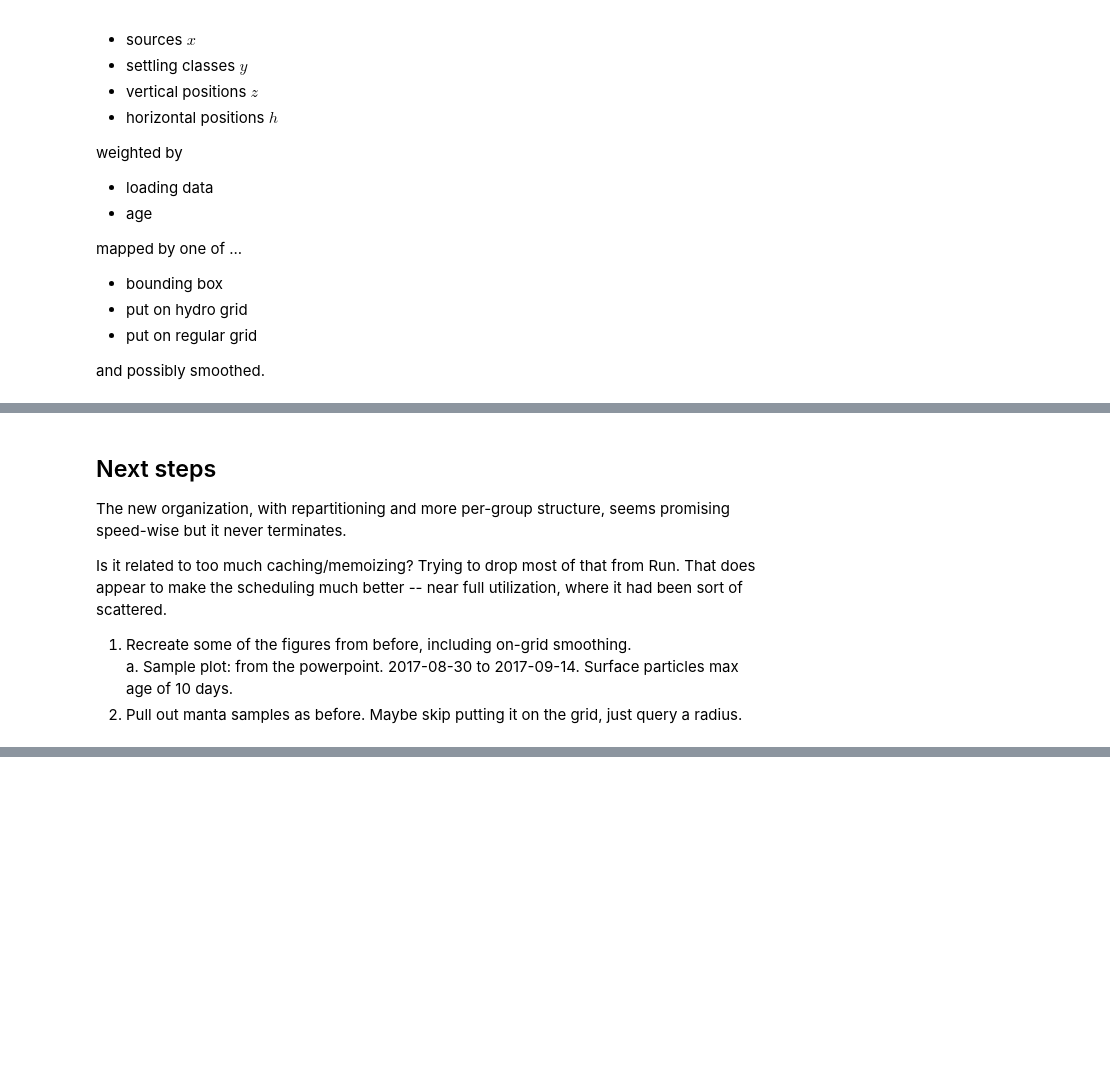
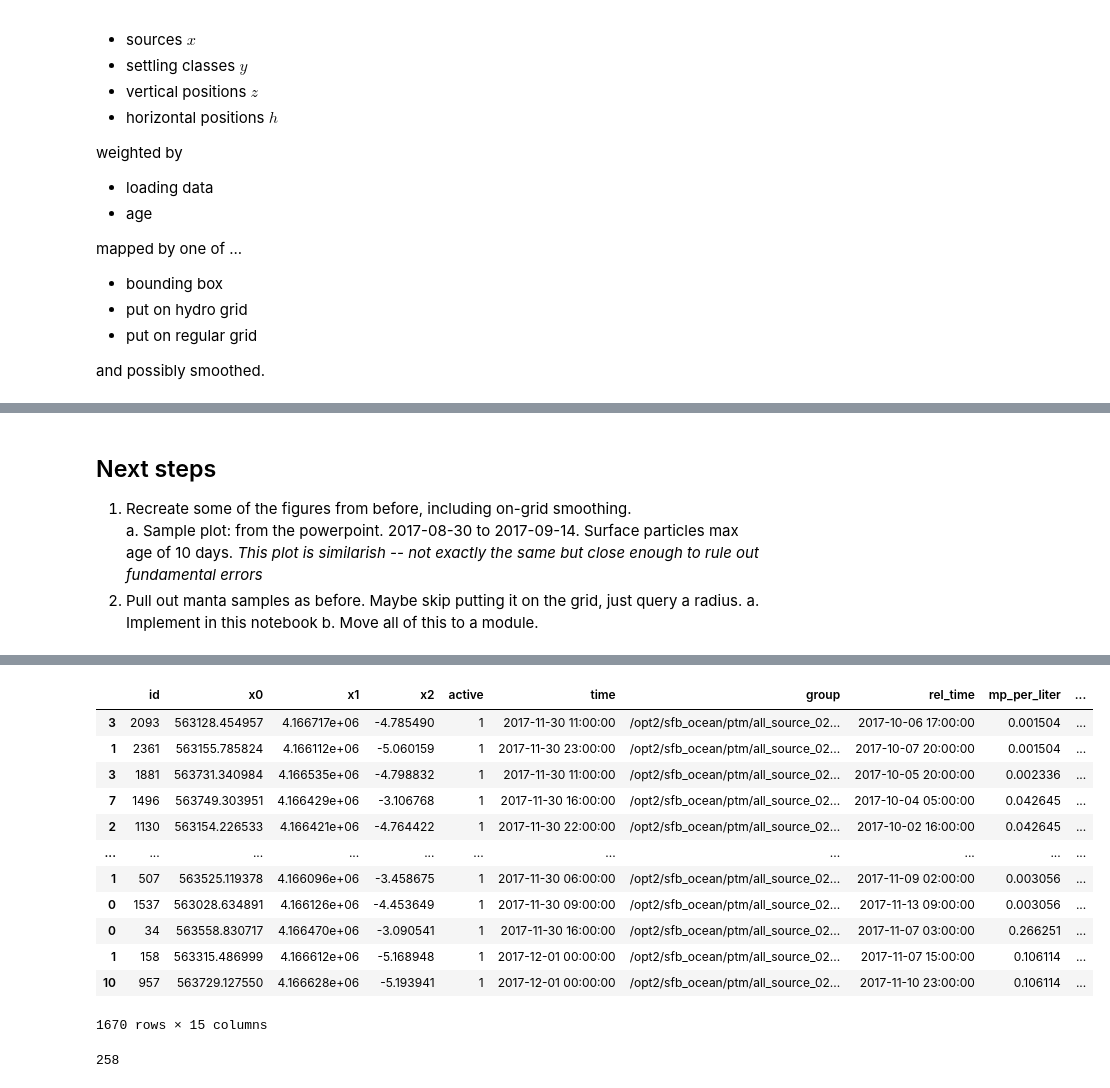
Before and after one commit to rustychris/microplastic_sfbay, a Jupyter notebook: postprocess/postproc_nosql_v01_dask.ipynb, the cells around one changed output, grey strips where cells are left out. Cells and saved outputs as stored; diff of their text form; code cells hidden in the pictures; blank space fills up the shorter version.

Commit message:
Add bbox queries to dask approach

```diff
--- a/postprocess/postproc_nosql_v01_dask.ipynb
+++ b/postprocess/postproc_nosql_v01_dask.ipynb
@@ -395,14 +567,5 @@ def query_group_particles(group_path,criteria,load_data):
     else:
         return empty()
-# %%
-# Following the suggestion here: https://github.com/dask/dask/issues/1680
-reader=dask.delayed(query_group_particles,pure=True) # what is pure?
-
-group_data_d=[reader(grp_fn,criteria,load_data_d)
-              for grp_fn in groups]
-
-parts_d=dd.from_delayed(group_data_d,
-                        meta=query_group_particles(None,criteria,None))
 # %%
 def get_z_surface(p_time,p_cell):
     """
@@ -517,6 +680,9 @@ def get_particle_attrs(particles,grid,inplace=False,fallback=True):
         # or could make a second dataframe just sharing index?
         particles=particles.copy()
 
+    if len(particles)==0:
+        return particles # get_z_surface fails on empty input
+
     pnts=particles[['x0','x1']].values
     cell=grid.points_to_cells(pnts)
     if fallback:
@@ -532,7 +698,7 @@ def get_particle_attrs(particles,grid,inplace=False,fallback=True):
     particles['age_s']=age_s
     return particles
 
-meta=query_group_particles(None,criteria,None)
+meta=query_group_particles(None,None,None,None)
 meta['cell']=np.int32(1)
 meta['z_bed']=np.float64(1.0)
 meta['z_surface']=np.float64(2.0)
@@ -944,15 +912,12 @@ print_rusage() # 3.2GB here
 Next steps
 --
 
-The new organization, with repartitioning and more per-group structure,
-seems promising speed-wise but it never terminates.
-
-Is it related to too much caching/memoizing?  Trying to drop most of that
-from Run. That does appear to make the scheduling much better -- near
-full utilization, where it had been sort of scattered.
 
 1. Recreate some of the figures from before, including on-grid smoothing.
   a. Sample plot: from the powerpoint. 2017-08-30 to 2017-09-14. Surface particles
-     max age of 10 days.
+     max age of 10 days.   *This plot is similarish -- not exactly the same but close
+     enough to rule out fundamental errors*
 2. Pull out manta samples as before. Maybe skip putting it on the grid, just
    query a radius.
+  a. Implement in this notebook
+  b. Move all of this to a module.
@@ -988,0 +924,20 @@ print_rusage()
+# %%
+%%time
+
+# time has increased to 1m11, due to memory test on repartition.
+# With an empirical calculation of partition count, that's down to 43s.
+# With a small bounding box, it's 14s with age_max=10D
+#
+
+criteria=dict(t_min=np.datetime64("2017-11-30 00:00"),
+              t_max=np.datetime64("2017-12-01 00:00"),
+              category='nonfiber',
+              # query a 1km x 1km box
+              bbox=[563000,564000,4166000,4167000],
+              z_below_surface_max=0.095,
+              age_max=np.timedelta64(60,'D'))
+
+part_d=query_particles(criteria=criteria)
+df=part_d.compute()
+df
+# %% [output]
@@ -988,0 +947,13 @@ print_rusage()
+|  | id | x0 | x1 | x2 | active | time | group | rel_time | mp_per_liter | ... |
+| 3 | 2093 | 563128.454957 | 4.166717e+06 | -4.785490 | 1 | 2017-11-30 11:00:00 | /opt2/sfb_ocean/ptm/all_source_02... | 2017-10-06 17:00:00 | 0.001504 | ... |
+| 1 | 2361 | 563155.785824 | 4.166112e+06 | -5.060159 | 1 | 2017-11-30 23:00:00 | /opt2/sfb_ocean/ptm/all_source_02... | 2017-10-07 20:00:00 | 0.001504 | ... |
+| 3 | 1881 | 563731.340984 | 4.166535e+06 | -4.798832 | 1 | 2017-11-30 11:00:00 | /opt2/sfb_ocean/ptm/all_source_02... | 2017-10-05 20:00:00 | 0.002336 | ... |
+| 7 | 1496 | 563749.303951 | 4.166429e+06 | -3.106768 | 1 | 2017-11-30 16:00:00 | /opt2/sfb_ocean/ptm/all_source_02... | 2017-10-04 05:00:00 | 0.042645 | ... |
+| 2 | 1130 | 563154.226533 | 4.166421e+06 | -4.764422 | 1 | 2017-11-30 22:00:00 | /opt2/sfb_ocean/ptm/all_source_02... | 2017-10-02 16:00:00 | 0.042645 | ... |
+| ... | ... | ... | ... | ... | ... | ... | ... | ... | ... | ... |
+| 1 | 507 | 563525.119378 | 4.166096e+06 | -3.458675 | 1 | 2017-11-30 06:00:00 | /opt2/sfb_ocean/ptm/all_source_02... | 2017-11-09 02:00:00 | 0.003056 | ... |
+| 0 | 1537 | 563028.634891 | 4.166126e+06 | -4.453649 | 1 | 2017-11-30 09:00:00 | /opt2/sfb_ocean/ptm/all_source_02... | 2017-11-13 09:00:00 | 0.003056 | ... |
+| 0 | 34 | 563558.830717 | 4.166470e+06 | -3.090541 | 1 | 2017-11-30 16:00:00 | /opt2/sfb_ocean/ptm/all_source_02... | 2017-11-07 03:00:00 | 0.266251 | ... |
+| 1 | 158 | 563315.486999 | 4.166612e+06 | -5.168948 | 1 | 2017-12-01 00:00:00 | /opt2/sfb_ocean/ptm/all_source_02... | 2017-11-07 15:00:00 | 0.106114 | ... |
+| 10 | 957 | 563729.127550 | 4.166628e+06 | -5.193941 | 1 | 2017-12-01 00:00:00 | /opt2/sfb_ocean/ptm/all_source_02... | 2017-11-10 23:00:00 | 0.106114 | ... |
+1670 rows × 15 columns
@@ -988,0 +965,4 @@ print_rusage()
+# %%
+len(df_bbox)
+# %% [output]
+258
```
Also changed, not shown: parts of 34 cells of this notebook, 1 other file.
